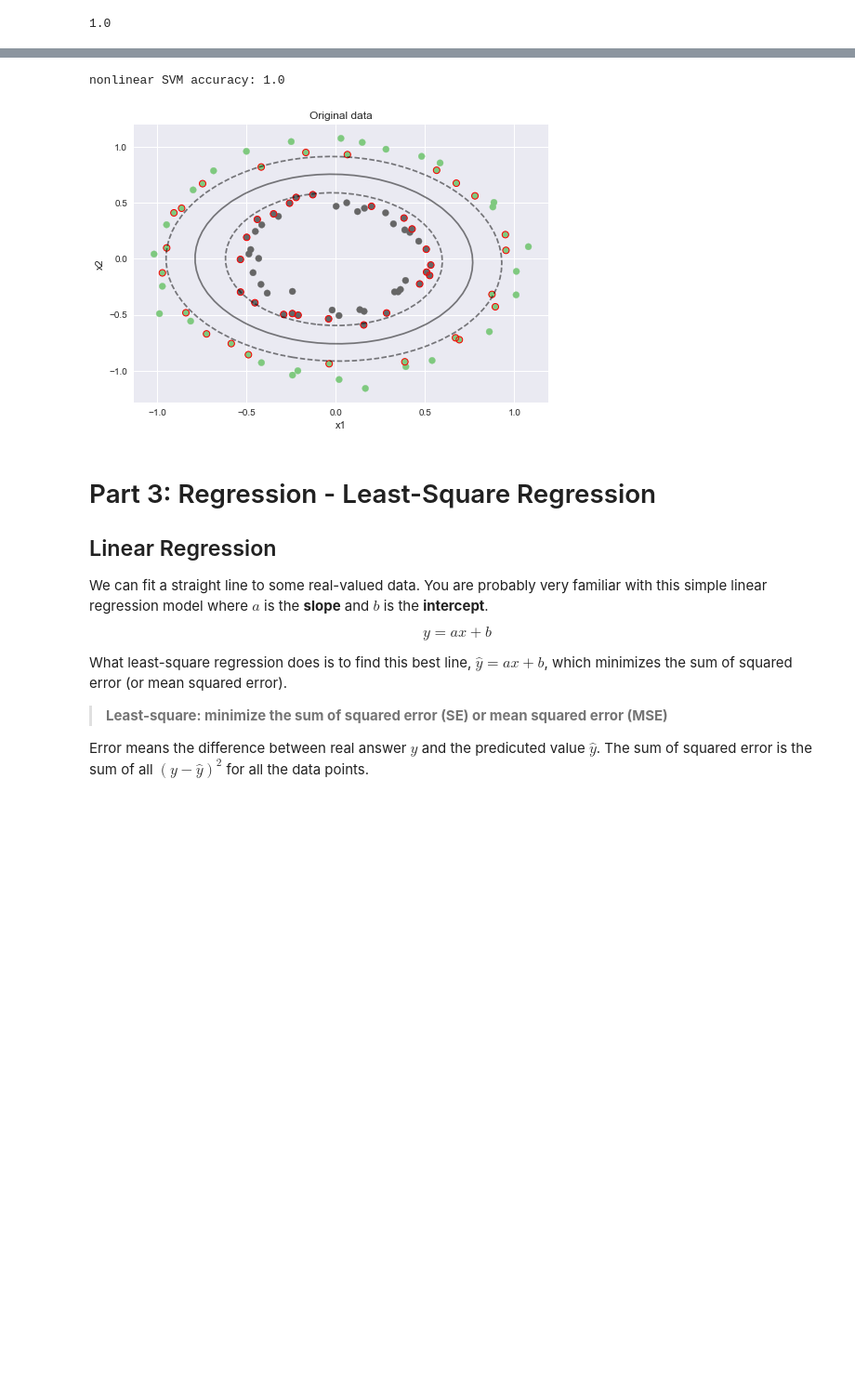
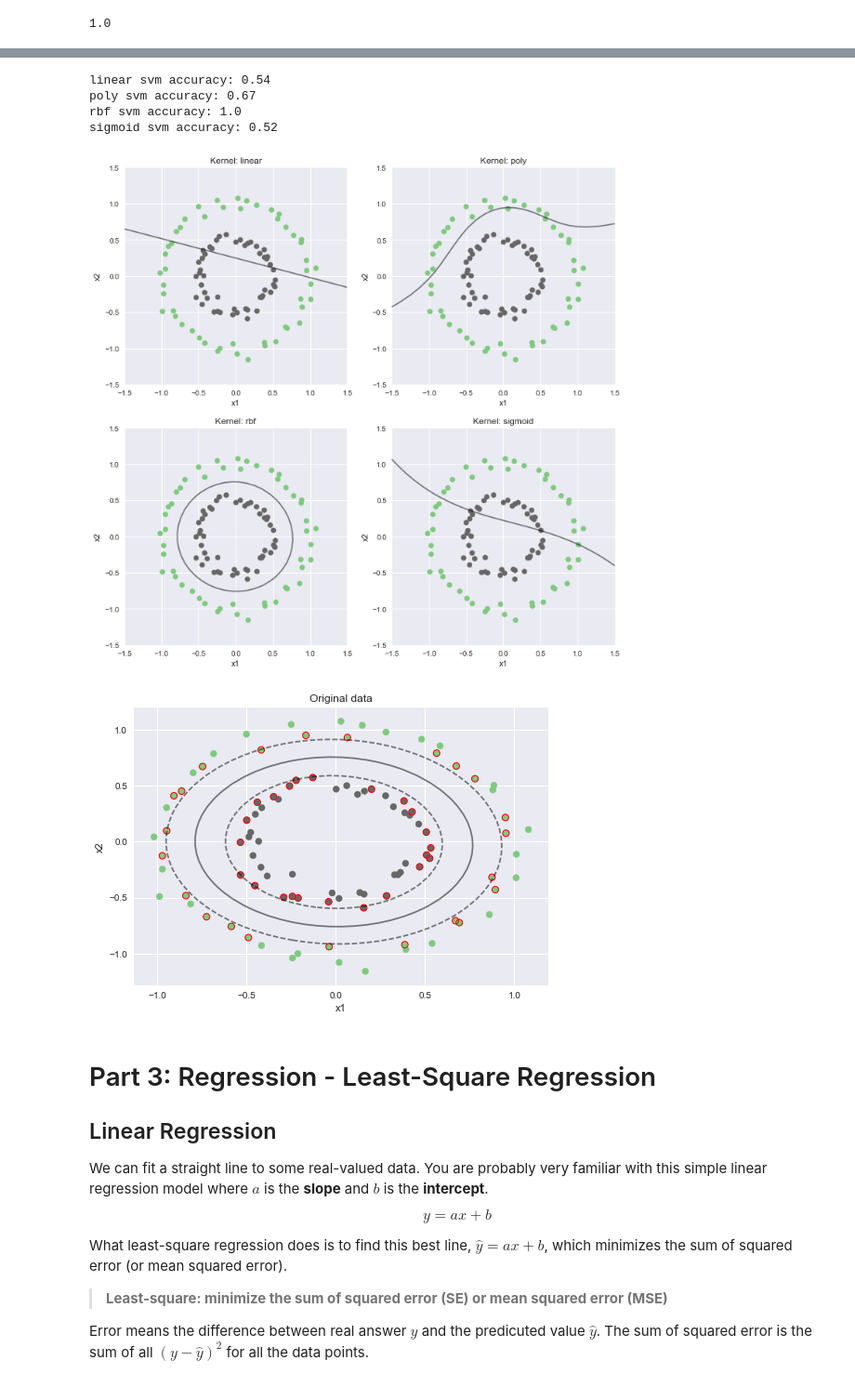
Before and after one commit to alicia-tsai/ccClub, a Jupyter notebook: notebooks/Basic_Machine_Learning_With_SKLearn.ipynb, the cells around one changed output, grey strips where cells are left out. Shown at 93% size. Cells and saved outputs as stored; diff of their text form; code cells hidden in the pictures; blank space fills up the shorter version.

```diff
--- a/notebooks/Basic_Machine_Learning_With_SKLearn.ipynb
+++ b/notebooks/Basic_Machine_Learning_With_SKLearn.ipynb
@@ -192,20 +269,0 @@ plot_boundary(xline, yline, classifier, levels=[-1, 0, .93], linestyles=['--', '
-# %%
-from sklearn.datasets import make_circles
-
-X, y = make_circles(n_samples=100, noise=0.05, factor=.5, random_state=0)
-
-plot(X[:, 0], X[:, 1], y, 'Original data')
-
-# linear SVM
-linear_svm = SVC(kernel='linear')
-linear_svm.fit(X, y)
-y_pred = linear_svm.predict(X)
-
-# Evaluate performance
-print('accuracy (use np.sum):', np.sum(y == y_pred) / len(y))  # training accuracy (use `np.sum`)
-print('accuracy (use .score):', linear_svm.score(X, y))        # training accuracy (use sklearn `.score`)
-
-# plot decision boundary
-xline = np.linspace(-2, 2, 30)
-yline = np.linspace(-1.5, 1.5, 30)
-plot_boundary(xline, yline, linear_svm)
@@ -216,20 +294,44 @@ accuracy (use .score): 0.54
+# %%
+# set figure size
+plt.figure(figsize=(12, 12))
+
+# common kernels
+kernels = ['linear', 'poly', 'rbf', 'sigmoid']
+
+for k, n in zip(kernels, range(1, 5)):
+    # initialize model
+    svm = SVC(kernel=k)
+    svm.fit(X, y)
+    print(k + ' svm accuracy:', svm.score(X, y))
+
+    # plot decision boundary
+    xline = np.linspace(-1.5, 1.5, 30)
+    yline = np.linspace(-1.5, 1.5, 30)
+
+    plt.subplot(220+n)
+    plot(X[:, 0], X[:, 1], y, 'Kernel: ' + k)
+    plot_boundary(xline, yline, svm)
+# %% [output]
+linear svm accuracy: 0.54
+poly svm accuracy: 0.67
+rbf svm accuracy: 1.0
+sigmoid svm accuracy: 0.52
+[figure, added]
 # %%
 # nonlinear boundary (nonlinear support vector classifier)
-nonlinear_svm = SVC(kernel='rbf')
-nonlinear_svm.fit(X, y)
-print('nonlinear SVM accuracy:', nonlinear_svm.score(X, y))
+rbf_svm = SVC(kernel='rbf')
+rbf_svm.fit(X, y)
 
 # plot decision boundary
 plot(X[:, 0], X[:, 1], y, 'Original data')
 xline = np.linspace(-1, 1, 30)
 yline = np.linspace(-1, 1, 30)
-plot_boundary(xline, yline, nonlinear_svm, levels=[-.7, 0, .7], linestyles=['--', '-', '--'])
+plot_boundary(xline, yline, rbf_svm, levels=[-.7, 0, .7], linestyles=['--', '-', '--'])
 
 # plot support vectors
-SVs = nonlinear_svm.support_vectors_
+SVs = rbf_svm.support_vectors_
 plt.scatter(SVs[:, 0], SVs[:, 1], color='r', linewidth=1, facecolors='none');
 # %% [output]
-nonlinear SVM accuracy: 1.0
 [figure]
 # %% [markdown]
 # Part 3: Regression - Least-Square Regression
```
Also changed, not shown: parts of 77 cells of this notebook, 2 other files.
